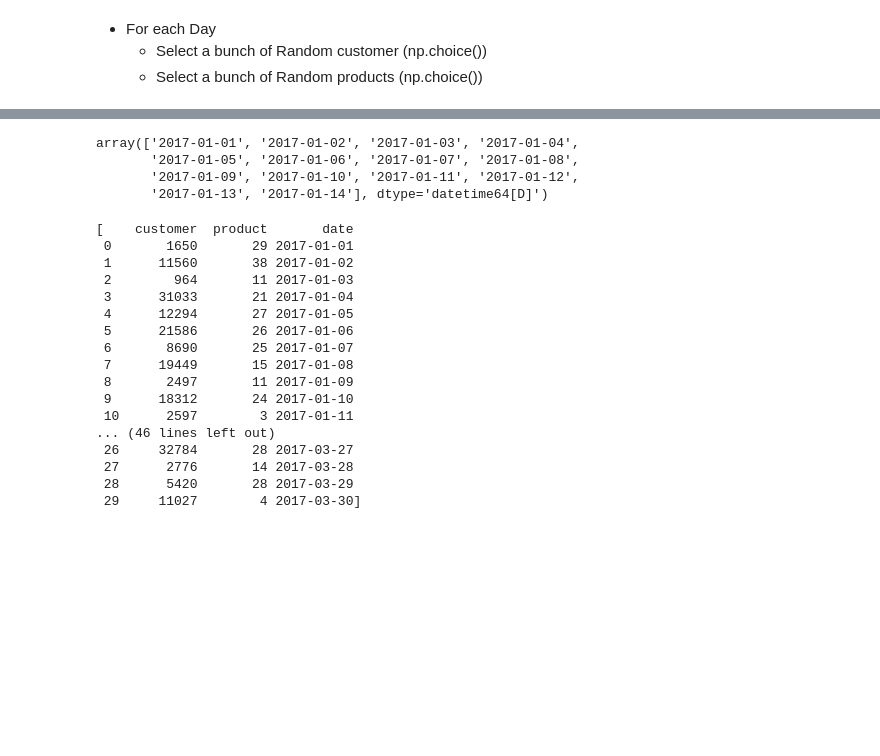
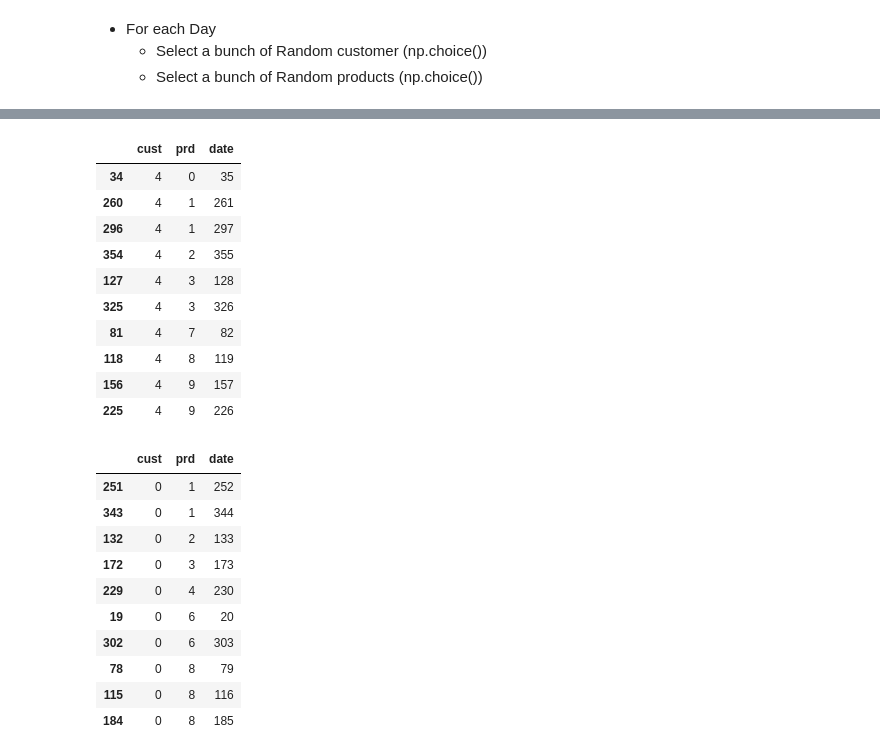
Before and after one commit to dursunkoc/copt, a Jupyter notebook: notebook/Munging the Data.ipynb, the cells around one changed output, grey strips where cells are left out. Saved outputs shown, nothing was run; the diff lists cells and outputs as text; code cells hidden in the pictures; blank space fills up the shorter version.

```diff
--- a/notebook/Munging the Data.ipynb
+++ b/notebook/Munging the Data.ipynb
@@ -20,9 +20,9 @@ def gen_network(p, n, m, net_type, drop_prob=None, seed=34) :
 
     return N_i_j, g
 # %%
-NUMBER_OF_CUSTOMERS = 3500
+NUMBER_OF_CUSTOMERS = 35
 NUMBER_OF_PRODUCTS = 10
-SALES_PER_DAY = 10
+SALES_PER_DAY = 1
 # %%
 %%time
 net,grp = gen_network(p=0,n=NUMBER_OF_CUSTOMERS, m=4, net_type='barabasi', drop_prob=None, seed=34)
@@ -48,6 +47,7 @@ m_delta = np.timedelta64(1, 'M')
 d_delta = np.timedelta64(1, 'D')
 np.random.seed(34)
 y_d = 1
+data = []
 for m in np.arange(start_date, end_date, m_delta):
     diff_range = np.arange(m, m+m_delta, d_delta)
     diff_range_size = diff_range.size
@@ -57,7 +57,10 @@ for m in np.arange(start_date, end_date, m_delta):
     for d in diff_range:
         cust = selectedCustomers[(d_i-1)*SALES_PER_DAY:d_i*SALES_PER_DAY]
         prd = selectedProducts[(d_i-1)*SALES_PER_DAY:d_i*SALES_PER_DAY]
-        o = np.vstack((cust,prd, np.repeat(y_d, SALES_PER_DAY))).T
-        print(o)
+        o = np.vstack((cust, prd, np.repeat(y_d, SALES_PER_DAY))).T
+        data.append(o)
         d_i += 1
         y_d += 1
+
+data = np.concatenate(data)
+df = pd.DataFrame(data, columns=("cust","prd","date"))
@@ -82,40 +67,26 @@ for m in np.arange(start_date, end_date, m_delta):
-# %%
-np.arange(np.datetime64('2017-01-01'), np.datetime64('2017-01-15')).reshape(data_size,1).ravel()
-# %% [output]
-array(['2017-01-01', '2017-01-02', '2017-01-03', '2017-01-04',
-       '2017-01-05', '2017-01-06', '2017-01-07', '2017-01-08',
-       '2017-01-09', '2017-01-10', '2017-01-11', '2017-01-12',
-       '2017-01-13', '2017-01-14'], dtype='datetime64[D]')
-# %%
-data_size=30
-
-sales_data_type = np.empty((0,),
-                       dtype='int,int,datetime64[m]')
-[pd.DataFrame(
-    dict(customer=np.random.choice(a=35000, size=data_size, replace=False).reshape(data_size,1).ravel(),
-    product=np.random.choice(a=40, size=data_size, replace=True).reshape(data_size,1).ravel(),
-    date=np.arange(np.datetime64('2017-01-01'), np.datetime64('2017-01-31')).reshape(data_size,1).ravel())
-),
-pd.DataFrame(
-    dict(customer=np.random.choice(a=35000, size=data_size, replace=False).reshape(data_size,1).ravel(),
-    product=np.random.choice(a=40, size=data_size, replace=True).reshape(data_size,1).ravel(),
-    date=np.arange(np.datetime64('2017-03-01'), np.datetime64('2017-03-31')).reshape(data_size,1).ravel())
-),]
-# %% [output]
-[    customer  product       date
- 0       1650       29 2017-01-01
- 1      11560       38 2017-01-02
- 2        964       11 2017-01-03
- 3      31033       21 2017-01-04
- 4      12294       27 2017-01-05
- 5      21586       26 2017-01-06
- 6       8690       25 2017-01-07
- 7      19449       15 2017-01-08
- 8       2497       11 2017-01-09
- 9      18312       24 2017-01-10
- 10      2597        3 2017-01-11
-... (46 lines left out)
- 26     32784       28 2017-03-27
- 27      2776       14 2017-03-28
- 28      5420       28 2017-03-29
- 29     11027        4 2017-03-30]
+# %%
+display(df[df["cust"]==4].sort_values("prd"))
+display(df[df["cust"]==0].sort_values("prd"))
+# %% [output]
+|  | cust | prd | date |
+| 34 | 4 | 0 | 35 |
+| 260 | 4 | 1 | 261 |
+| 296 | 4 | 1 | 297 |
+| 354 | 4 | 2 | 355 |
+| 127 | 4 | 3 | 128 |
+| 325 | 4 | 3 | 326 |
+| 81 | 4 | 7 | 82 |
+| 118 | 4 | 8 | 119 |
+| 156 | 4 | 9 | 157 |
+| 225 | 4 | 9 | 226 |
+|  | cust | prd | date |
+| 251 | 0 | 1 | 252 |
+| 343 | 0 | 1 | 344 |
+| 132 | 0 | 2 | 133 |
+| 172 | 0 | 3 | 173 |
+| 229 | 0 | 4 | 230 |
+| 19 | 0 | 6 | 20 |
+| 302 | 0 | 6 | 303 |
+| 78 | 0 | 8 | 79 |
+| 115 | 0 | 8 | 116 |
+| 184 | 0 | 8 | 185 |
```
Also changed, not shown: parts of 4 cells of this notebook.
